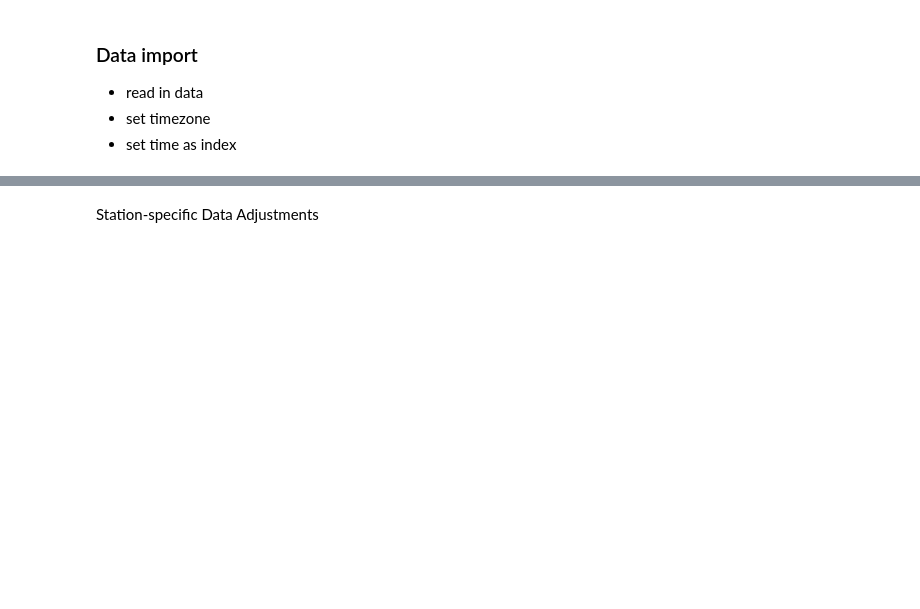
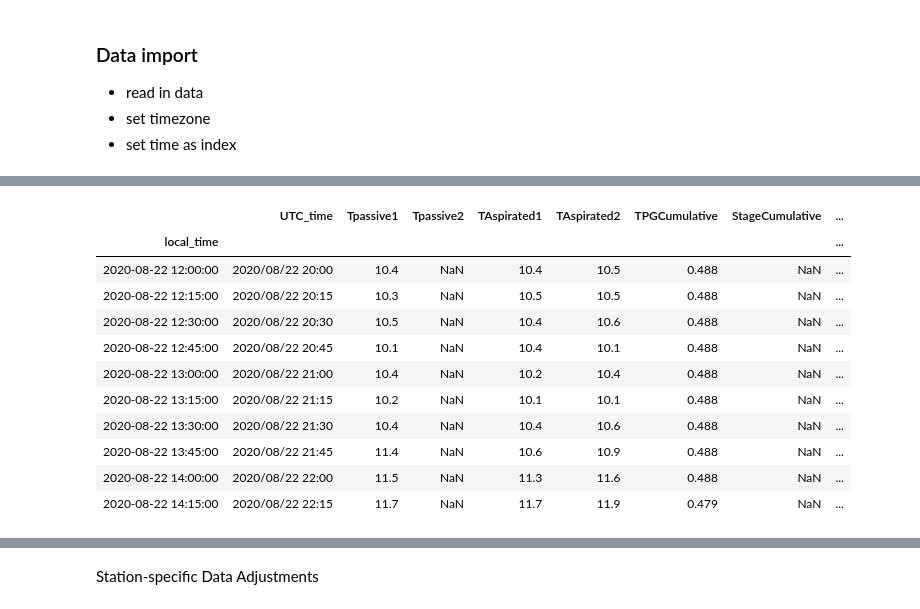
Before and after one commit to ehbaker/WXmunge, a Jupyter notebook: LVL1_Hampel_Only.ipynb, the cells around one changed output, grey strips where cells are left out. Saved outputs shown, nothing was run; the diff lists cells and outputs as text; code cells hidden in the pictures; blank space fills up the shorter version.

```diff
--- a/LVL1_Hampel_Only.ipynb
+++ b/LVL1_Hampel_Only.ipynb
@@ -74,3 +80,18 @@ temp_present=len(temp_columns)>0
 wind_present=len(wind_col)>0
 # %%
 dat=dat.sort_index() #ensure data is sorted by time
+# %%
+dat.tail(10)
+# %% [output]
+|  | UTC_time | Tpassive1 | Tpassive2 | TAspirated1 | TAspirated2 | TPGCumulative | StageCumulative | ... |
+| local_time |  |  |  |  |  |  |  | ... |
+| 2020-08-22 12:00:00 | 2020/08/22 20:00 | 10.4 | NaN | 10.4 | 10.5 | 0.488 | NaN | ... |
+| 2020-08-22 12:15:00 | 2020/08/22 20:15 | 10.3 | NaN | 10.5 | 10.5 | 0.488 | NaN | ... |
+| 2020-08-22 12:30:00 | 2020/08/22 20:30 | 10.5 | NaN | 10.4 | 10.6 | 0.488 | NaN | ... |
+| 2020-08-22 12:45:00 | 2020/08/22 20:45 | 10.1 | NaN | 10.4 | 10.1 | 0.488 | NaN | ... |
+| 2020-08-22 13:00:00 | 2020/08/22 21:00 | 10.4 | NaN | 10.2 | 10.4 | 0.488 | NaN | ... |
+| 2020-08-22 13:15:00 | 2020/08/22 21:15 | 10.2 | NaN | 10.1 | 10.1 | 0.488 | NaN | ... |
+| 2020-08-22 13:30:00 | 2020/08/22 21:30 | 10.4 | NaN | 10.4 | 10.6 | 0.488 | NaN | ... |
+| 2020-08-22 13:45:00 | 2020/08/22 21:45 | 11.4 | NaN | 10.6 | 10.9 | 0.488 | NaN | ... |
+| 2020-08-22 14:00:00 | 2020/08/22 22:00 | 11.5 | NaN | 11.3 | 11.6 | 0.488 | NaN | ... |
+| 2020-08-22 14:15:00 | 2020/08/22 22:15 | 11.7 | NaN | 11.7 | 11.9 | 0.479 | NaN | ... |
```
Also changed, not shown: parts of 54 cells of this notebook, 13 other files.
